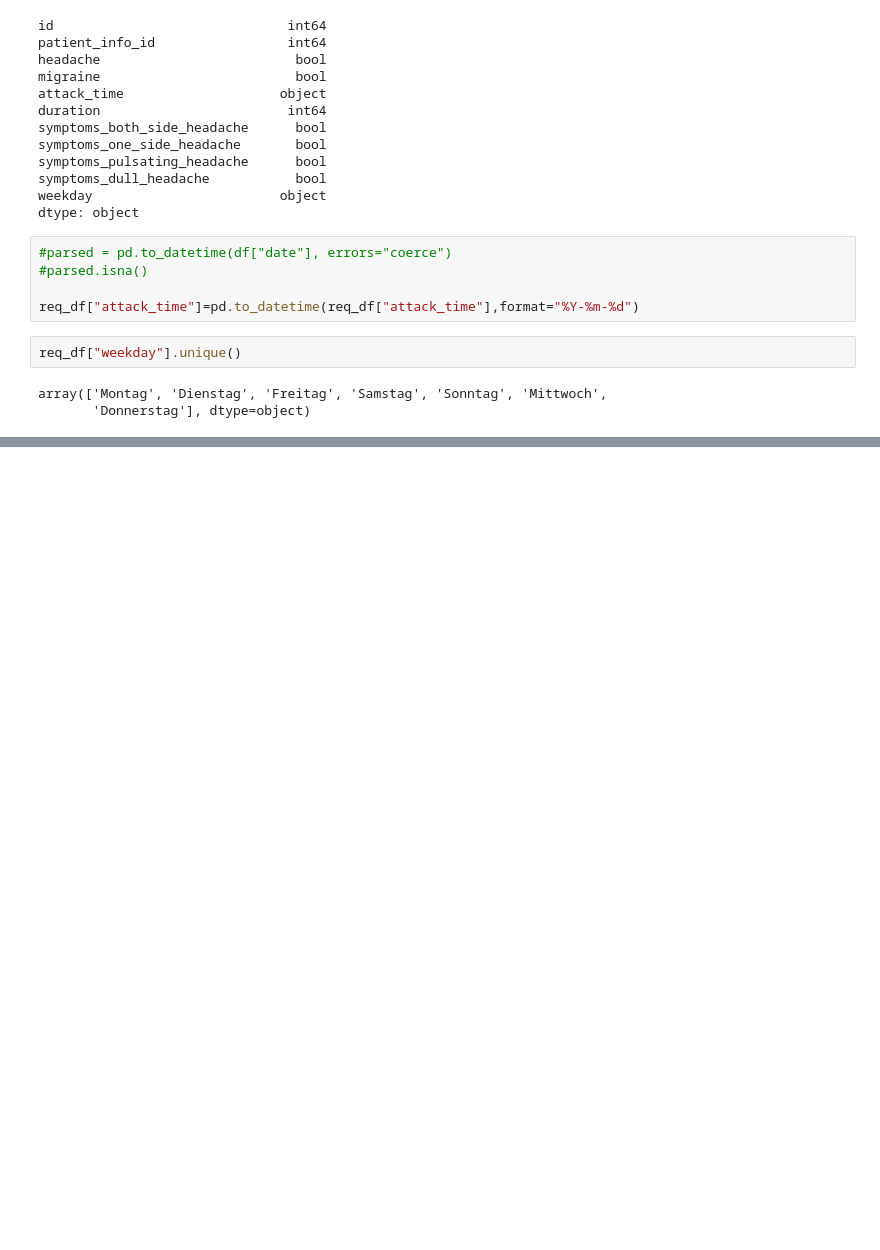
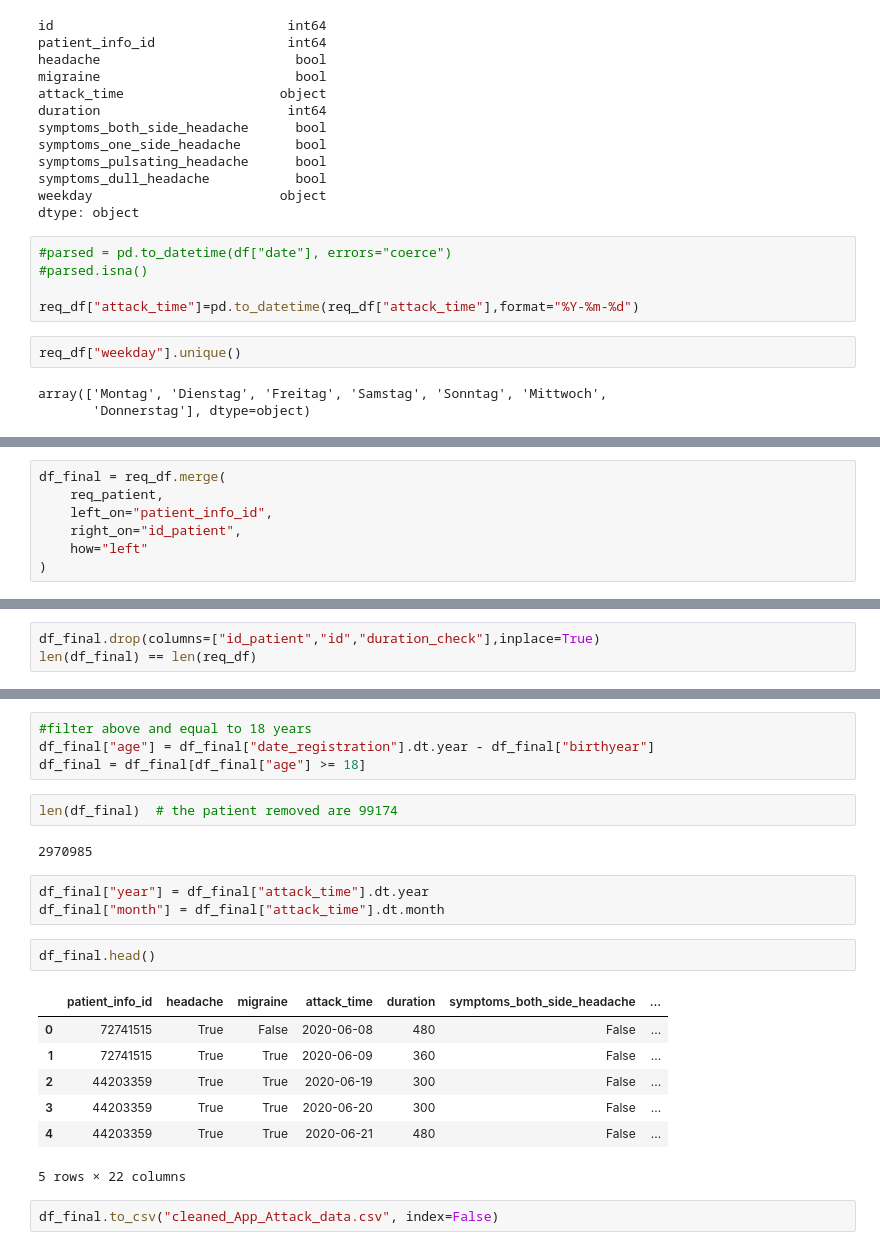
Before and after one commit to kkumar06-tech/Data_Analysis, a Jupyter notebook: Attack_App.ipynb, the cells around one changed output, grey strips where cells are left out. Cells and saved outputs as stored; diff of their text form; blank space fills up the shorter version.

Commit message:
data processing compeleted for finding the general trends (EDA begins)

```diff
--- a/Attack_App.ipynb
+++ b/Attack_App.ipynb
@@ -168,0 +233,7 @@ Index: []
+# %%
+df_final = req_df.merge(
+    req_patient,
+    left_on="patient_info_id",
+    right_on="id_patient",
+    how="left"
+)
@@ -168,0 +275,3 @@ Index: []
+# %%
+df_final.drop(columns=["id_patient","id","duration_check"],inplace=True)
+len(df_final) == len(req_df)
@@ -168,0 +290,23 @@ Index: []
+# %%
+#filter above and equal to 18 years
+df_final["age"] = df_final["date_registration"].dt.year - df_final["birthyear"]
+df_final = df_final[df_final["age"] >= 18]
+# %%
+len(df_final)  # the patient removed are 99174
+# %% [output]
+2970985
+# %%
+df_final["year"] = df_final["attack_time"].dt.year
+df_final["month"] = df_final["attack_time"].dt.month
+# %%
+df_final.head()
+# %% [output]
+|  | patient_info_id | headache | migraine | attack_time | duration | symptoms_both_side_headache | ... |
+| 0 | 72741515 | True | False | 2020-06-08 | 480 | False | ... |
+| 1 | 72741515 | True | True | 2020-06-09 | 360 | False | ... |
+| 2 | 44203359 | True | True | 2020-06-19 | 300 | False | ... |
+| 3 | 44203359 | True | True | 2020-06-20 | 300 | False | ... |
+| 4 | 44203359 | True | True | 2020-06-21 | 480 | False | ... |
+5 rows × 22 columns
+# %%
+df_final.to_csv("cleaned_App_Attack_data.csv", index=False)
```
Also changed, not shown: parts of 15 cells of this notebook, 2 other files.
